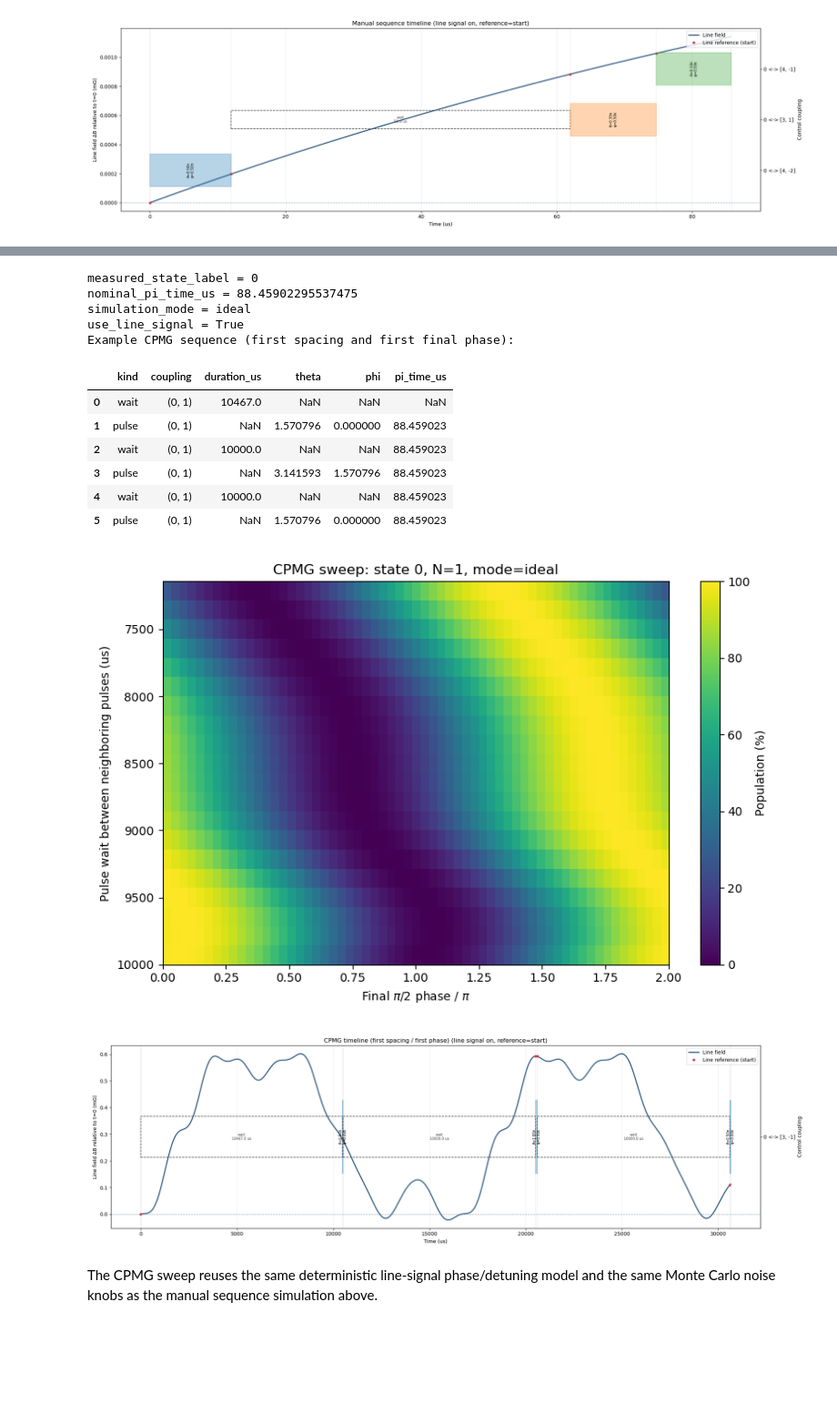
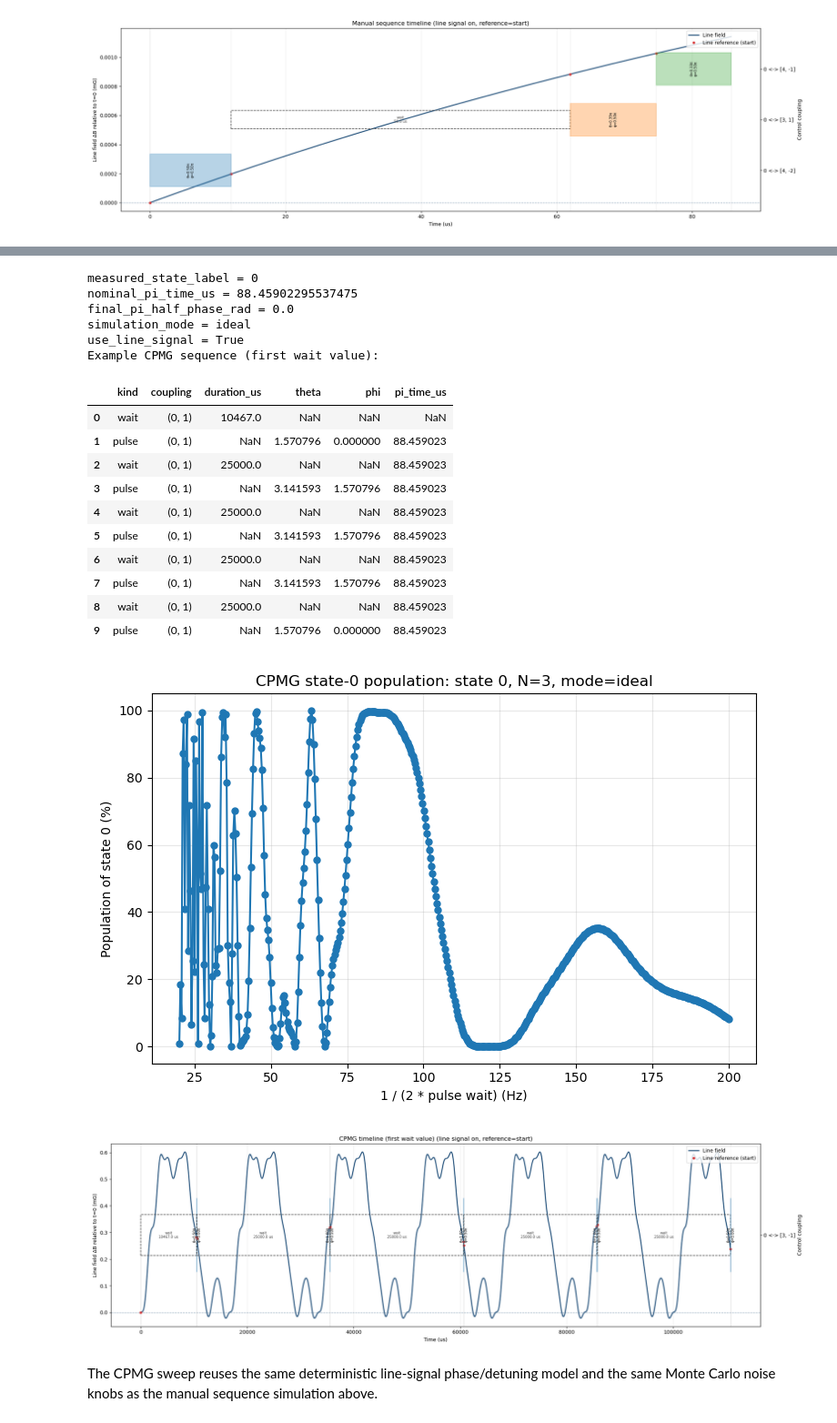
Before and after one commit to GauravTathed/PhD_python_scripts, a Jupyter notebook: General_Simulations/sequence_simulation.ipynb, the cells around one changed output, grey strips where cells are left out. Shown at 91% size. Drawn from its saved outputs; the diff is of its cells as text; code cells hidden in the pictures; blank space fills up the shorter version.

Commit message:
Paper figures and Paper data

```diff
--- a/General_Simulations/sequence_simulation.ipynb
+++ b/General_Simulations/sequence_simulation.ipynb
@@ -721,16 +713,16 @@ mappings = {
 }
 
 cpmg_coupling = (0, 1)
-cpmg_num_pi_pulses = 1
-cpmg_measured_state_index = initial_state_index
+cpmg_num_pi_pulses = 3
+cpmg_measured_state_index = 0
 
 cpmg_initial_pi_half_phase_rad = 0.0
 cpmg_pi_pulse_phase_rad = np.pi/2
 cpmg_initial_wait_us = 10467
 
-cpmg_final_pi_half_phases_rad = np.linspace(0.0, 2.0 * np.pi, 61)
+cpmg_final_pi_half_phase_rad = 0.0
 # cpmg_pi_pulse_spacings_us = np.linspace(1000.0, 10000.0, 101)
-cpmg_freq_MHz = np.linspace(50, 70, 20)*1e-6
+cpmg_freq_MHz = np.linspace(20, 200, 500)*1e-6
 cpmg_pi_pulse_spacings_us = (1.0 / (2.0 * cpmg_freq_MHz))
 print(cpmg_pi_pulse_spacings_us)
 # Optional CPMG-only overrides.
@@ -747,10 +752,10 @@ cpmg_sensitivity_mhz_per_g = None
 # %%
-cpmg_sweep_result = run_cpmg_phase_spacing_sweep(
+cpmg_sweep_result = run_cpmg_spacing_sweep(
     coupling=cpmg_coupling,
     mappings=mappings,
     dimension=dimension,
     initial_state=initial_state,
-    final_pi_half_phases_rad=cpmg_final_pi_half_phases_rad,
+    final_pi_half_phase_rad=cpmg_final_pi_half_phase_rad,
     pi_pulse_spacings_us=cpmg_pi_pulse_spacings_us,
     num_pi_pulses=cpmg_num_pi_pulses,
     measured_state_index=cpmg_measured_state_index,
@@ -782,42 +787,48 @@ cpmg_sweep_result = run_cpmg_phase_spacing_sweep(
     laser_gaussian_T_s=laser_gaussian_T_s,
     laser_lorentzian_L_s=laser_lorentzian_L_s,
     voigt_x_min_hz=voigt_x_min_hz,
     voigt_x_max_hz=voigt_x_max_hz,
     voigt_num_points=voigt_num_points,
     rabi_frequency_std_fraction=rabi_frequency_std_fraction,
     line_signal_noise_std_g=line_signal_noise_std_g,
 )
 
 print(f"measured_state_label = {cpmg_sweep_result['measured_state_label']}")
 print(f"nominal_pi_time_us = {cpmg_sweep_result['nominal_pi_time_us']}")
+print(f"final_pi_half_phase_rad = {cpmg_sweep_result['final_pi_half_phase_rad']}")
 print(f"simulation_mode = {cpmg_sweep_result['simulation_mode']}")
 print(f"use_line_signal = {cpmg_sweep_result['use_line_signal']}")
-print("Example CPMG sequence (first spacing and first final phase):")
+print("Example CPMG sequence (first wait value):")
 display_records(cpmg_sweep_result['sequence_examples']['first']['sequence_steps'])
-plot_cpmg_phase_spacing_sweep(cpmg_sweep_result)
+plot_cpmg_population_vs_wait(cpmg_sweep_result)
 plot_sequence_timeline(
     cpmg_sweep_result['prepared_examples']['first'],
     mappings,
     line_model=line_model,
     use_line_signal=use_line_signal,
     line_reference=line_reference,
-    title_prefix="CPMG timeline (first spacing / first phase)",
+    title_prefix="CPMG timeline (first wait value)",
 )
 # %% [output]
 measured_state_label = 0
 nominal_pi_time_us = 88.45902295537475
+final_pi_half_phase_rad = 0.0
 simulation_mode = ideal
 use_line_signal = True
-Example CPMG sequence (first spacing and first final phase):
+Example CPMG sequence (first wait value):
 |  | kind | coupling | duration_us | theta | phi | pi_time_us |
 | 0 | wait | (0, 1) | 10467.0 | NaN | NaN | NaN |
 | 1 | pulse | (0, 1) | NaN | 1.570796 | 0.000000 | 88.459023 |
-| 2 | wait | (0, 1) | 10000.0 | NaN | NaN | 88.459023 |
+| 2 | wait | (0, 1) | 25000.0 | NaN | NaN | 88.459023 |
 | 3 | pulse | (0, 1) | NaN | 3.141593 | 1.570796 | 88.459023 |
-| 4 | wait | (0, 1) | 10000.0 | NaN | NaN | 88.459023 |
-| 5 | pulse | (0, 1) | NaN | 1.570796 | 0.000000 | 88.459023 |
+| 4 | wait | (0, 1) | 25000.0 | NaN | NaN | 88.459023 |
+| 5 | pulse | (0, 1) | NaN | 3.141593 | 1.570796 | 88.459023 |
+| 6 | wait | (0, 1) | 25000.0 | NaN | NaN | 88.459023 |
+| 7 | pulse | (0, 1) | NaN | 3.141593 | 1.570796 | 88.459023 |
+| 8 | wait | (0, 1) | 25000.0 | NaN | NaN | 88.459023 |
+| 9 | pulse | (0, 1) | NaN | 1.570796 | 0.000000 | 88.459023 |
-[figure, old version]
+[figure, new version]
-[figure, old version]
+[figure, new version]
 # %% [markdown]
 The CPMG sweep reuses the same deterministic line-signal phase/detuning model and the same Monte Carlo noise knobs as the manual sequence simulation above.
 # %%
```
Also changed, not shown: parts of 4 cells of this notebook, 42 other files.
